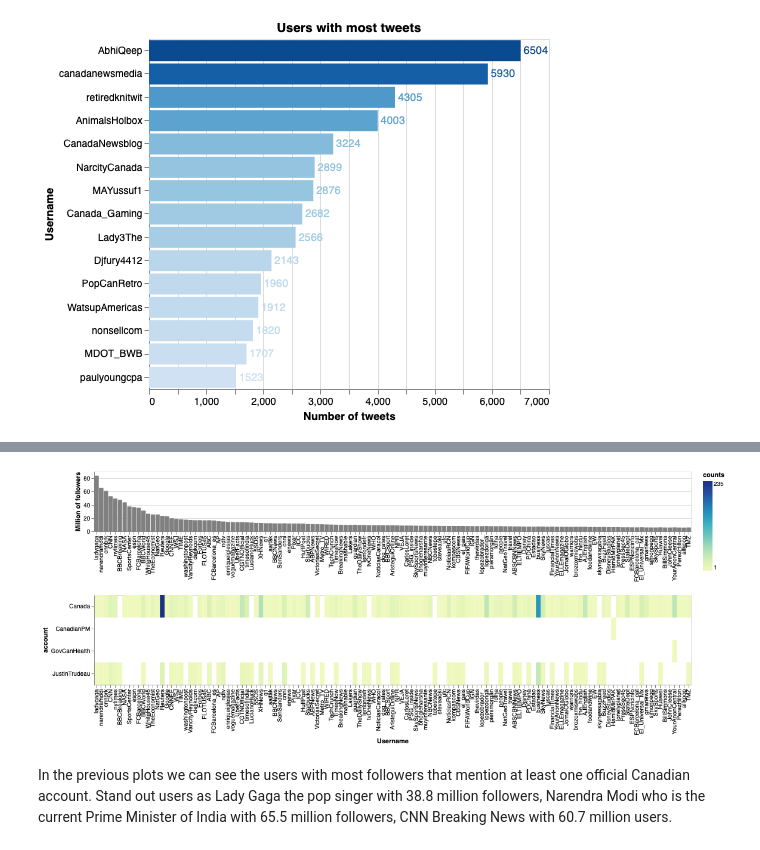
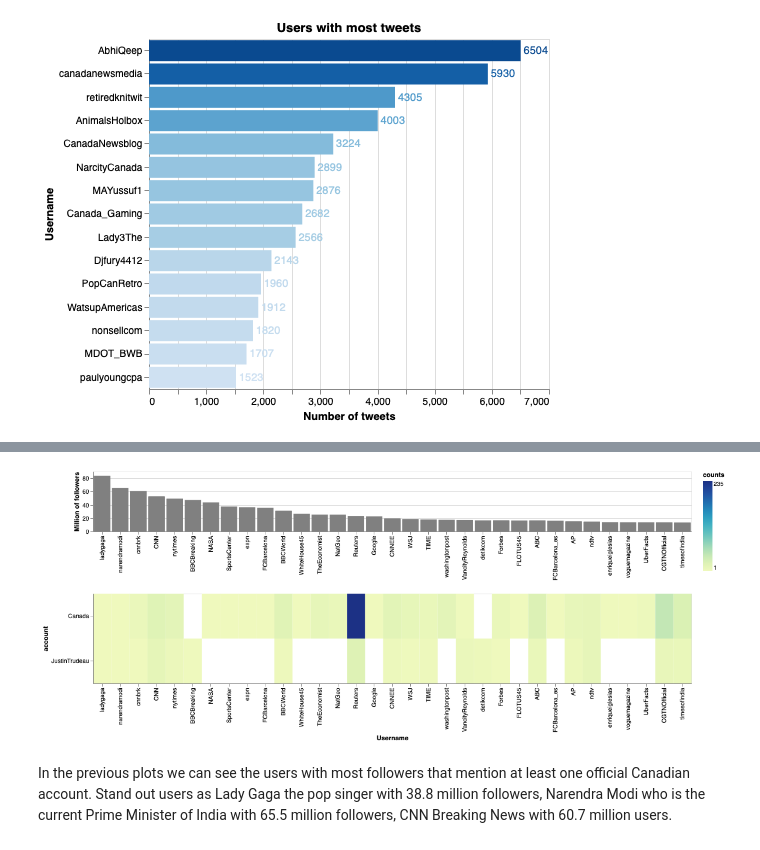
Before and after one commit to vcuspinera/Canada_response_covid, a Jupyter notebook: src/eda.ipynb, the cells around one changed output, grey strips where cells are left out. Saved outputs shown, nothing was run; the diff lists cells and outputs as text; code cells hidden in the pictures.

Commit message:
Add more EDA plot of users with more friends

```diff
--- a/src/eda.ipynb
+++ b/src/eda.ipynb
@@ -296,26 +287,25 @@ Wall time: 10.4 s
 # %%
-
-base = alt.Chart(df_aux.head(175)).encode(
+base = alt.Chart(df_aux.head(50)).encode(
     x=alt.X('username', sort=df_aux['username'].unique()[:1100], title='Username'),
     y='account'
 ).properties(height=150, width=1000)
 
 top_hist = base.mark_bar(color="gray").encode(
     alt.X('username',
           sort=df_aux['username'].unique()[:1100],
           title=''
          ),
     alt.Y('followers_M', stack=None, title='Million of followers'),
     tooltip = ['username', 'followers_M']
 ).properties(height=100)
 
 heat = base.mark_rect().encode(
     color='counts',
     tooltip = ['username', 'followers_M', 'counts']
 )
 
 top_hist & heat
 # %% [output]
-[figure, old version]
+[figure, new version]
 # %% [markdown]
 In the previous plots we can see the users with most followers that mention at least one official Canadian account. Stand out users as Lady Gaga the pop singer with 38.8 million followers, Narendra Modi who is the current Prime Minister of India with 65.5 million followers, CNN Breaking News with 60.7 million users.
```
Also changed, not shown: parts of 9 cells of this notebook.
